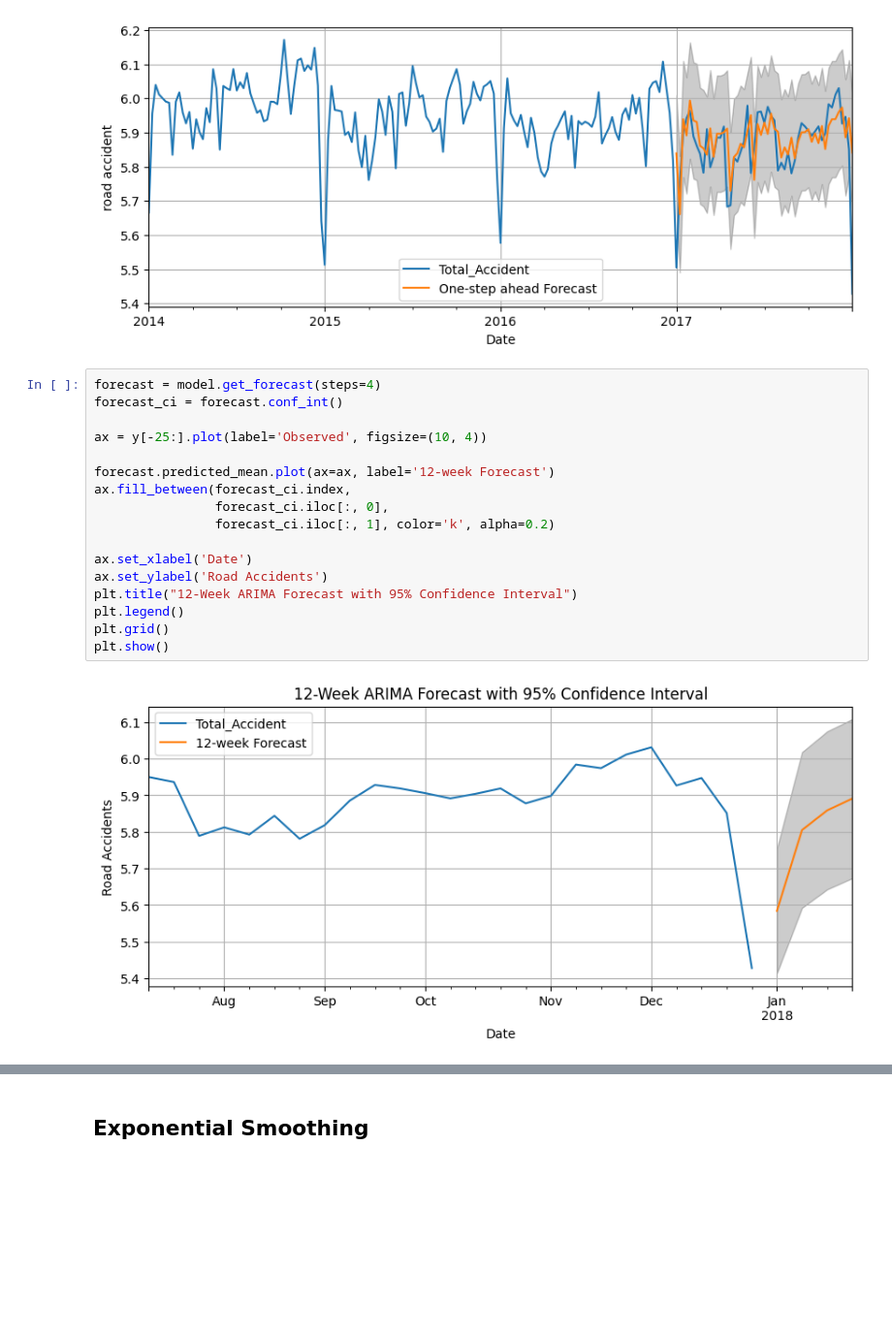
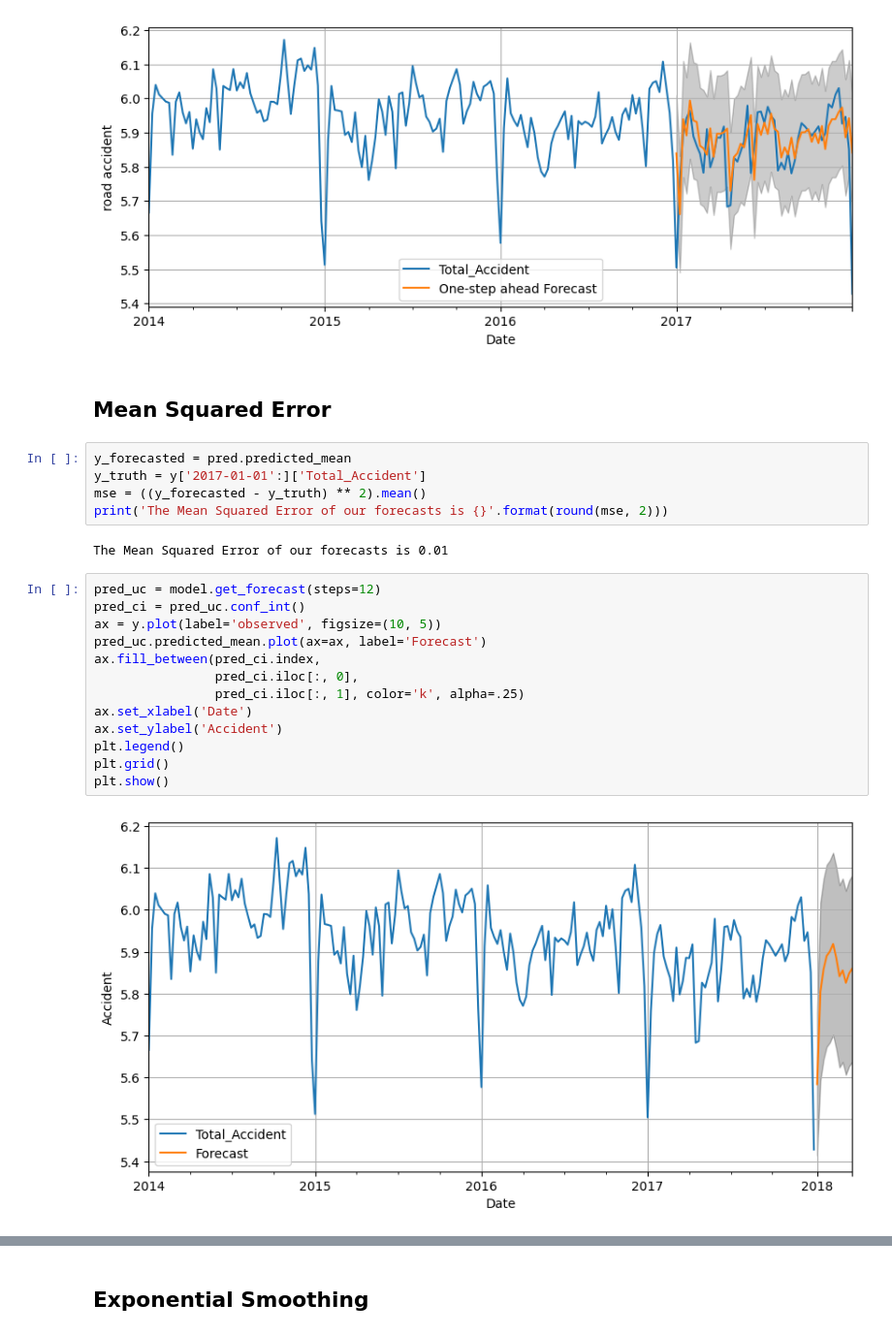
Before and after one commit to saritmaitra/ARIMA, a Jupyter notebook: ARIMA_2.ipynb, the cells around one changed output, grey strips where cells are left out. Shown at 97% size. Drawn from its saved outputs; the diff is of its cells as text; blank space fills up the shorter version.

```diff
--- a/ARIMA_2.ipynb
+++ b/ARIMA_2.ipynb
@@ -311,22 +312,27 @@ plt.grid()
 plt.show()
 # %% [output]
 [figure]
+# %% [markdown]
+## **Mean Squared Error**
+# %%
+y_forecasted = pred.predicted_mean
+y_truth = y['2017-01-01':]['Total_Accident']
+mse = ((y_forecasted - y_truth) ** 2).mean()
+print('The Mean Squared Error of our forecasts is {}'.format(round(mse, 2)))
+# %% [output]
+The Mean Squared Error of our forecasts is 0.01
 # %%
-forecast = model.get_forecast(steps=4)
-forecast_ci = forecast.conf_int()
-
-ax = y[-25:].plot(label='Observed', figsize=(10, 4))
-
-forecast.predicted_mean.plot(ax=ax, label='12-week Forecast')
-ax.fill_between(forecast_ci.index,
-                forecast_ci.iloc[:, 0],
-                forecast_ci.iloc[:, 1], color='k', alpha=0.2)
-
+pred_uc = model.get_forecast(steps=12)
+pred_ci = pred_uc.conf_int()
+ax = y.plot(label='observed', figsize=(10, 5))
+pred_uc.predicted_mean.plot(ax=ax, label='Forecast')
+ax.fill_between(pred_ci.index,
+                pred_ci.iloc[:, 0],
+                pred_ci.iloc[:, 1], color='k', alpha=.25)
 ax.set_xlabel('Date')
-ax.set_ylabel('Road Accidents')
-plt.title("12-Week ARIMA Forecast with 95% Confidence Interval")
+ax.set_ylabel('Accident')
 plt.legend()
 plt.grid()
 plt.show()
 # %% [output]
-[figure, old version]
+[figure, new version]
```
Also changed, not shown: parts of 15 cells of this notebook.
